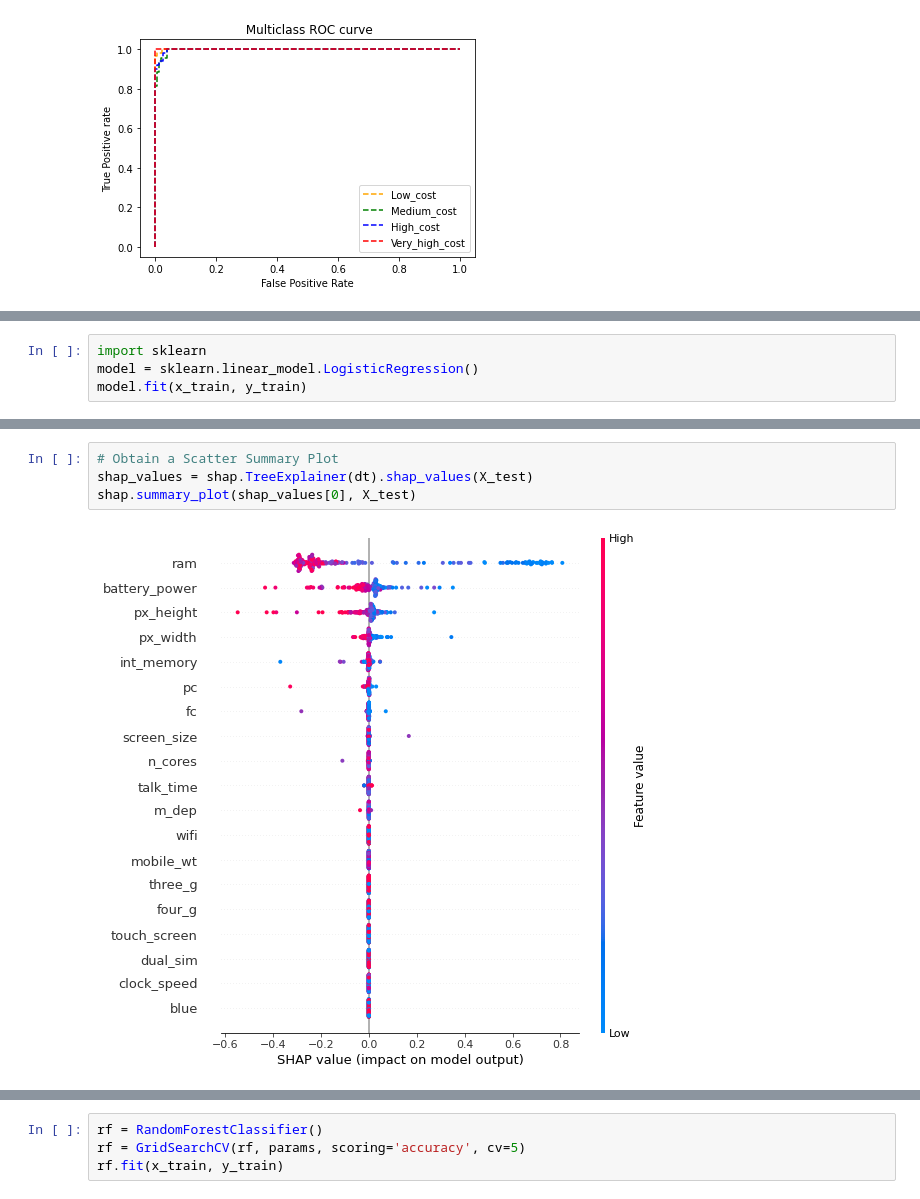
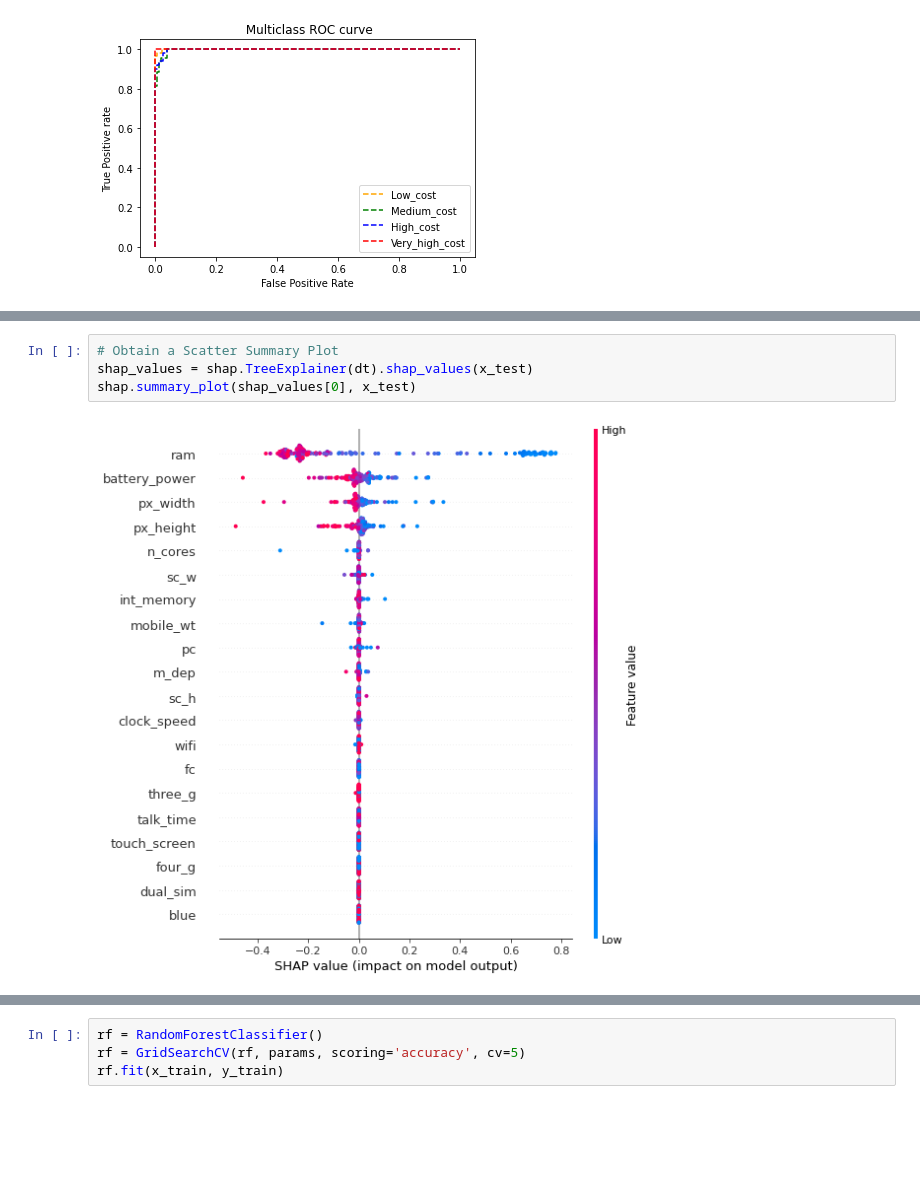
Before and after one commit to nitishkumar34/data, a Jupyter notebook: Untitled2.ipynb, the cells around one changed output, grey strips where cells are left out. Drawn from its saved outputs; the diff is of its cells as text; blank space fills up the shorter version.

```diff
--- a/Untitled2.ipynb
+++ b/Untitled2.ipynb
@@ -332,4 +386,0 @@ Successfully installed shap-0.40.0 slicer-0.0.7
-# %%
-import sklearn
-model = sklearn.linear_model.LogisticRegression()
-model.fit(x_train, y_train)
@@ -431,6 +453,6 @@ shap_values
 # %%
 # Obtain a Scatter Summary Plot
-shap_values = shap.TreeExplainer(dt).shap_values(X_test)
-shap.summary_plot(shap_values[0], X_test)
+shap_values = shap.TreeExplainer(dt).shap_values(x_test)
+shap.summary_plot(shap_values[0], x_test)
 # %% [output]
-[figure, old version]
+[figure, new version]
```
Also changed, not shown: parts of 47 cells of this notebook.
